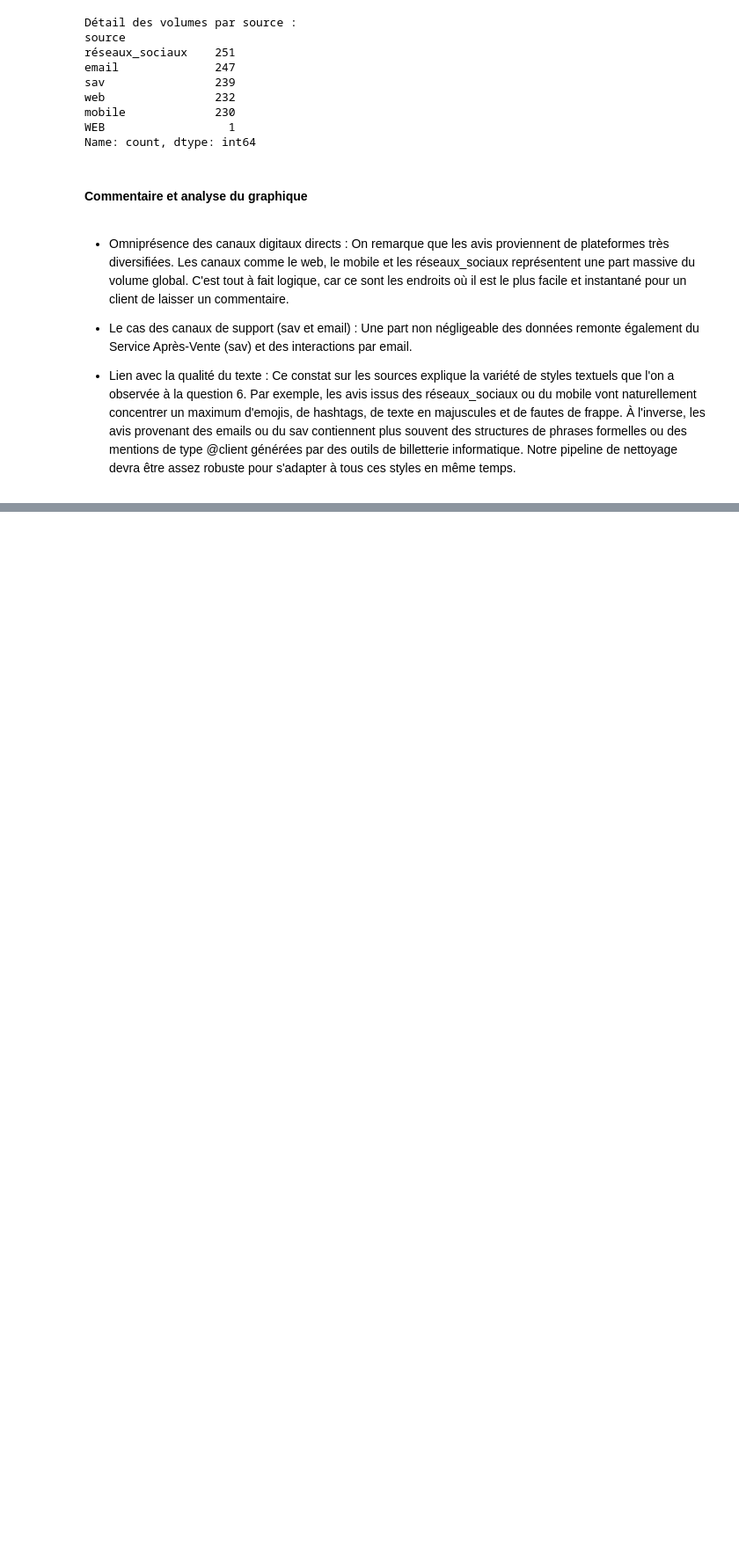
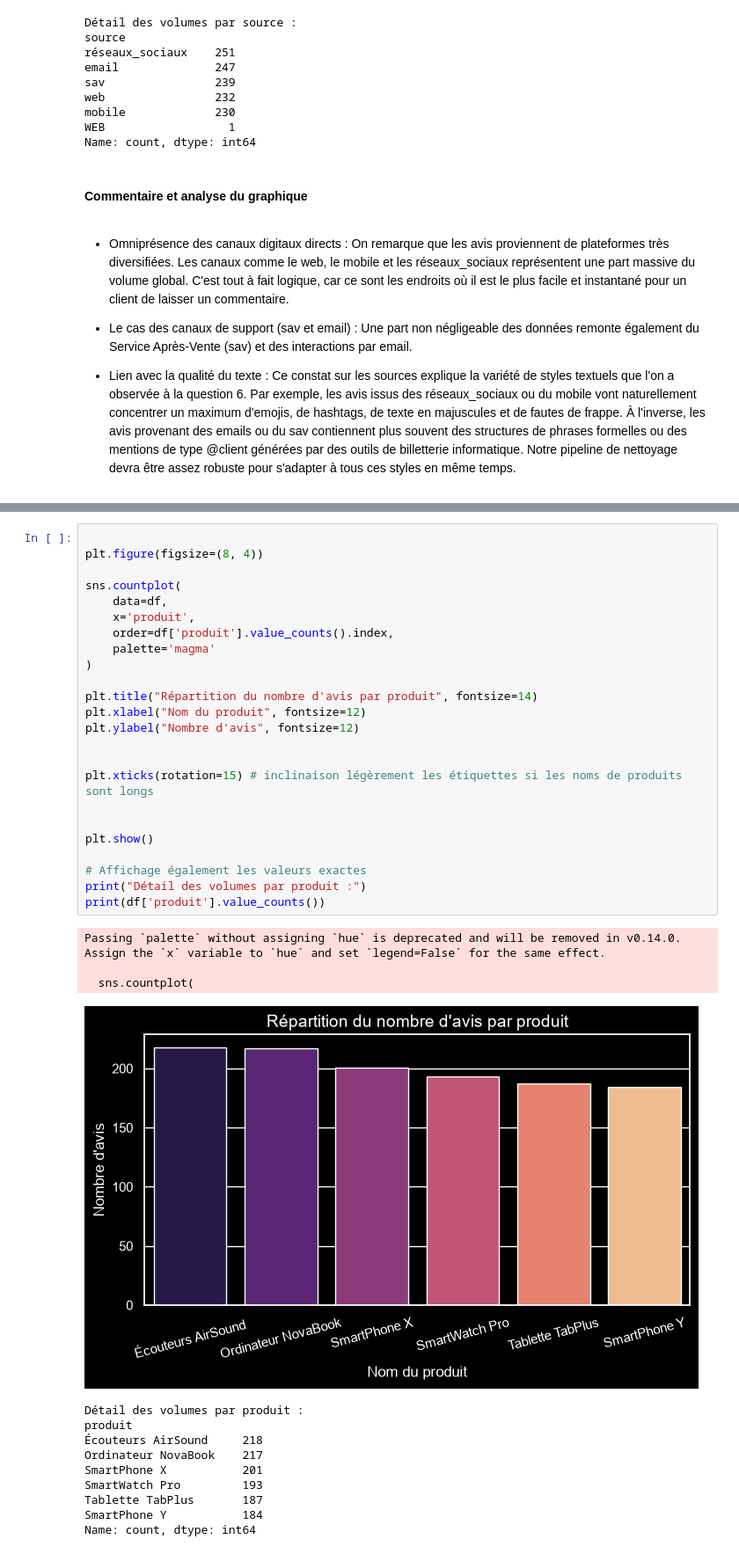
Before and after one commit to cheikhahmedtidiane/atelier_prepa_donnees_textuelles, a Jupyter notebook: atelier_prepa_donnees_textuelles/notebooks/atelier_prepa_donnees_textuelles.ipynb, the cells around one changed output, grey strips where cells are left out. Shown at 88% size. Cells and saved outputs as stored; diff of their text form; blank space fills up the shorter version.

Commit message:
Partie 1 – Exploration du corpus 16) Visualisation du nombre d'avis par produit

```diff
--- a/atelier_prepa_donnees_textuelles/notebooks/atelier_prepa_donnees_textuelles.ipynb
+++ b/atelier_prepa_donnees_textuelles/notebooks/atelier_prepa_donnees_textuelles.ipynb
@@ -510,0 +513,38 @@ Name: count, dtype: int64
+# %%
+
+plt.figure(figsize=(8, 4))
+
+sns.countplot(
+    data=df,
+    x='produit',
+    order=df['produit'].value_counts().index,
+    palette='magma'
+)
+
+plt.title("Répartition du nombre d'avis par produit", fontsize=14)
+plt.xlabel("Nom du produit", fontsize=12)
+plt.ylabel("Nombre d'avis", fontsize=12)
+
+
+plt.xticks(rotation=15) # inclinaison légèrement les étiquettes si les noms de produits sont longs
+
+
+plt.show()
+
+# Affichage également les valeurs exactes
+print("Détail des volumes par produit :")
+print(df['produit'].value_counts())
+# %% [output]
+Passing `palette` without assigning `hue` is deprecated and will be removed in v0.14.0. Assign the `x` variable to `hue` and set `legend=False` for the same effect.
+
+  sns.countplot(
+[figure, added]
+Détail des volumes par produit :
+produit
+Écouteurs AirSound     218
+Ordinateur NovaBook    217
+SmartPhone X           201
+SmartWatch Pro         193
+Tablette TabPlus       187
+SmartPhone Y           184
+Name: count, dtype: int64
```
Also changed, not shown: parts of 1 cell of this notebook.
